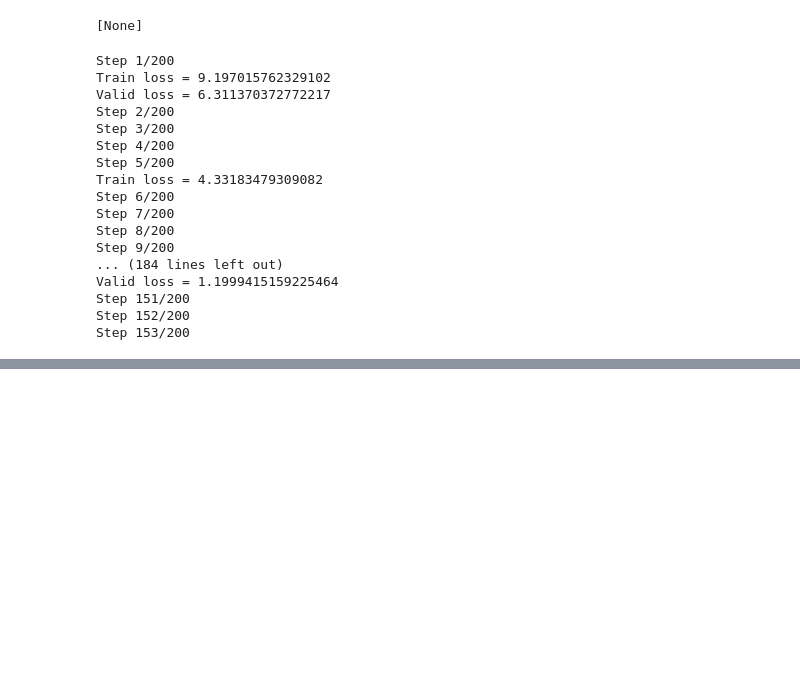
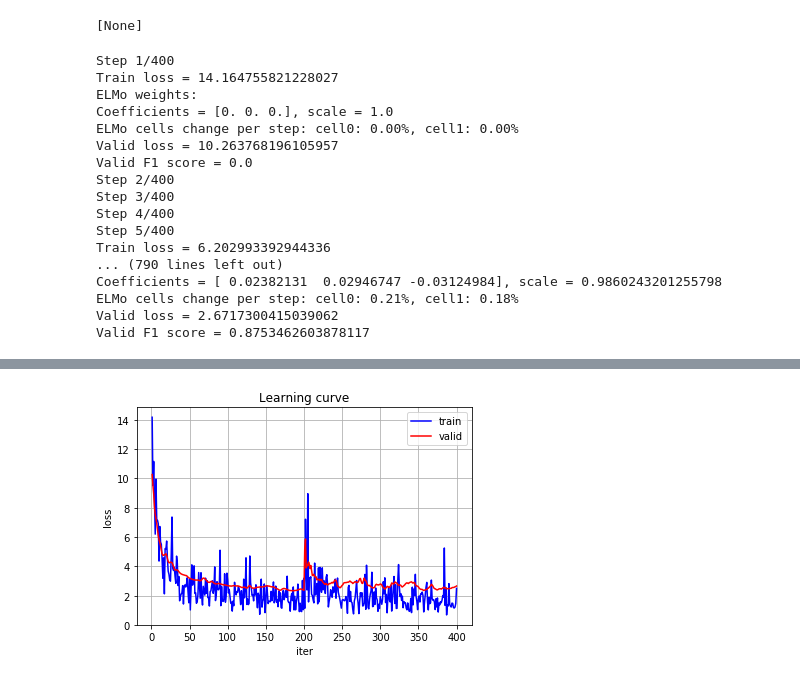
Before and after one commit to deeppavlov/fewshot_NER, a Jupyter notebook: notebooks/12. Finetune ELMo all params.ipynb, the cells around one changed output, grey strips where cells are left out. Cells and saved outputs as stored; diff of their text form; code cells hidden in the pictures; blank space fills up the shorter version.

```diff
--- a/notebooks/12. Finetune ELMo all params.ipynb
+++ b/notebooks/12. Finetune ELMo all params.ipynb
@@ -227,7 +442,8 @@ dropout_keep_prob = 0.5
 # %%
 # Placeholders
 tokens_input_ph = tf.placeholder(shape=[None, None], dtype=tf.string)
-tokens_length_ph = tf.placeholder(shape=[None], dtype=tf.int32)
+# tokens_length_ph = tf.placeholder(shape=[None], dtype=tf.int32)
+mask_ph = tf.placeholder(tf.float32, [None, None], name='Mask_ph')
 y_ph = tf.placeholder(shape=[None, None], dtype=tf.int32, name='y_ph')
 learning_rate_ph = tf.placeholder_with_default(learning_rate, shape=[], name='learning_rate')
 dropout_ph = tf.placeholder_with_default(dropout_keep_prob, shape=[], name='dropout')
@@ -265,3 +487,10 @@ print(model_vars)
 vars_dict = {v.name:v for v in tf.trainable_variables()}
 # %% [output]
 [<tf.Variable 'Layer_0_LSTM/bidirectional_rnn/fw/lstm_cell/kernel:0' shape=(1152, 512) dtype=float32_ref>, <tf.Variable 'Layer_0_LSTM/bidirectional_rnn/fw/lstm_cell/bias:0' shape=(512,) dtype=float32_ ...
+# %%
+# Optimizers for different parameters
+with tf.variable_scope('Optimizer', reuse=tf.AUTO_REUSE):
+    train_op_model = get_train_op(loss, learning_rate_ph, tf.train.AdamOptimizer, clip_norm=clip_grad_norm, trainable_vars=model_vars)
+    train_op_elmo = get_train_op(loss, learning_rate_ph, tf.train.AdamOptimizer, clip_norm=clip_grad_norm, trainable_vars=elmo_vars)
+    train_op_elmo_coef = get_train_op(loss, learning_rate_ph, tf.train.AdamOptimizer, clip_norm=clip_grad_norm, trainable_vars=elmo_vars_coef)
+    train_op_elmo_cell_weights = get_train_op(loss, learning_rate_ph, tf.train.AdamOptimizer, clip_norm=clip_grad_norm, trainable_vars=elmo_vars_cell_weights)
@@ -274,11 +505,12 @@ sess.run([initialize_op])
 [None]
 # %%
 valid_sen_size = 100
-tokens_valid, tags_valid, tokens_len_valid, y_valid = get_batch(dataset['valid'], valid_sen_size)
-feed_valid = {tokens_input_ph: tokens_valid, tokens_length_ph: tokens_len_valid, y_ph: y_valid}
+tokens_valid, tags_valid, mask_valid, y_valid = get_batch(dataset['valid'], valid_sen_size)
+feed_valid = fill_feed_dict({tokens_input_ph: tokens_valid, mask_ph: mask_valid, y_ph: y_valid, training_ph: False}, train=False)
 # %%
-num_steps = 200
-batch_size = 64
+num_steps = 400
+n_steps_freeze_elmo = 200
+batch_size = 16
 display_step = 5
 valid_step = 10
 losses = {'train': [], 'valid': []}
@@ -287,11 +519,14 @@ best_valid_f1 = 0
 d_elmo_cells_list = {'cell0':[], 'cell1':[]}
 for step in range(1, num_steps+1):
     print('Step {}/{}'.format(step, num_steps))
-    tokens_batch, tags_batch, tokens_len_batch, y_batch = get_batch(dataset['train'], batch_size)
-    feed = {tokens_input_ph: tokens_batch, tokens_length_ph: tokens_len_batch, y_ph: y_batch}
+    tokens_batch, tags_batch, mask_batch, y_batch = get_batch(dataset['train'], batch_size)
+    feed = fill_feed_dict({tokens_input_ph: tokens_batch, mask_ph: mask_batch, y_ph: y_batch})
     if TRAIN_ALL_ELMO_PARAMS:
         cell0_kernel_val1 = cell0_kernel.eval(session=sess)
         cell1_kernel_val1 = cell1_kernel.eval(session=sess)
+    train_op = train_op_all
+    if step <= n_steps_freeze_elmo:
+        train_op = train_op_model
     # Train
     with tf.variable_scope('', reuse=tf.AUTO_REUSE):
         loss_cur, _ = sess.run([loss, train_op], feed_dict=feed)
@@ -307,10 +542,21 @@ for step in range(1, num_steps+1):
     # Validate
     with tf.variable_scope('', reuse=tf.AUTO_REUSE):
         loss_valid = sess.run([loss], feed_dict=feed_valid)[0]
+        if use_crf:
+          pred = predict_crf(logits, transition_params, mask_ph, feed_dict=feed_valid)
+        else:
+          pred = predict_no_crf(y_pred, mask_ph, feed_dict=feed_valid)
+#         print(pred)
+        f1_valid = f1_score(flatten_with_mask(y_valid, mask_valid), concatenate_arrays(pred))
+        f1_scores['valid'].append(f1_valid)
+        if f1_valid > best_valid_f1:
+                best_valid_f1 = f1_valid
     # Get elmo params
     with tf.variable_scope('', reuse=tf.AUTO_REUSE):
         if TRAIN_ELMO:
-            layer_coeff, scale = sess.run([elmo_params['layer_coefficients'], elmo_params['scaling']])
+            layer_coeff, scale = sess.run([elmo_coef['layer_coefficients'], elmo_coef['scaling']])
+            if f1_valid == best_valid_f1:
+                elmo_params_best = {'layer_coefficients': layer_coeff, 'scaling': scale}
     losses['valid'].append(loss_valid)
     if step % display_step == 0 or step == 1:
         print('Train loss = {}'.format(losses['train'][-1]))
@@ -324,25 +570,25 @@ for step in range(1, num_steps+1):
 
     if step % valid_step == 0 or step == 1:
         print('Valid loss = {}'.format(losses['valid'][-1]))
-#         print('Valid F1 score = {}'.format(f1_scores['valid'][-1]))
+        print('Valid F1 score = {}'.format(f1_scores['valid'][-1]))
 # %% [output]
-Step 1/200
-Train loss = 9.197015762329102
-Valid loss = 6.311370372772217
-Step 2/200
-Step 3/200
-Step 4/200
-Step 5/200
-Train loss = 4.33183479309082
-Step 6/200
-Step 7/200
-Step 8/200
-Step 9/200
-... (184 lines left out)
-Valid loss = 1.1999415159225464
-Step 151/200
-Step 152/200
-Step 153/200
+Step 1/400
+Train loss = 14.164755821228027
+ELMo weights:
+Coefficients = [0. 0. 0.], scale = 1.0
+ELMo cells change per step: cell0: 0.00%, cell1: 0.00%
+Valid loss = 10.263768196105957
+Valid F1 score = 0.0
+Step 2/400
+Step 3/400
+Step 4/400
+Step 5/400
+Train loss = 6.202993392944336
+... (790 lines left out)
+Coefficients = [ 0.02382131  0.02946747 -0.03124984], scale = 0.9860243201255798
+ELMo cells change per step: cell0: 0.21%, cell1: 0.18%
+Valid loss = 2.6717300415039062
+Valid F1 score = 0.8753462603878117
 # %%
 # Plot learning curve
 plt.figure()
@@ -351,5 +597,7 @@ plt.plot(steps, losses['train'], c='b', label='train')
 plt.plot(steps, losses['valid'], c='r', label='valid')
 plt.xlabel('iter')
 plt.ylabel('loss')
+plt.legend()
+plt.title('Learning curve')
 plt.grid()
-plt.legend()
+# %% [output]
@@ -355,0 +606 @@ plt.legend()
+[figure, added]
```
Also changed, not shown: parts of 23 cells of this notebook, 9 other files.
